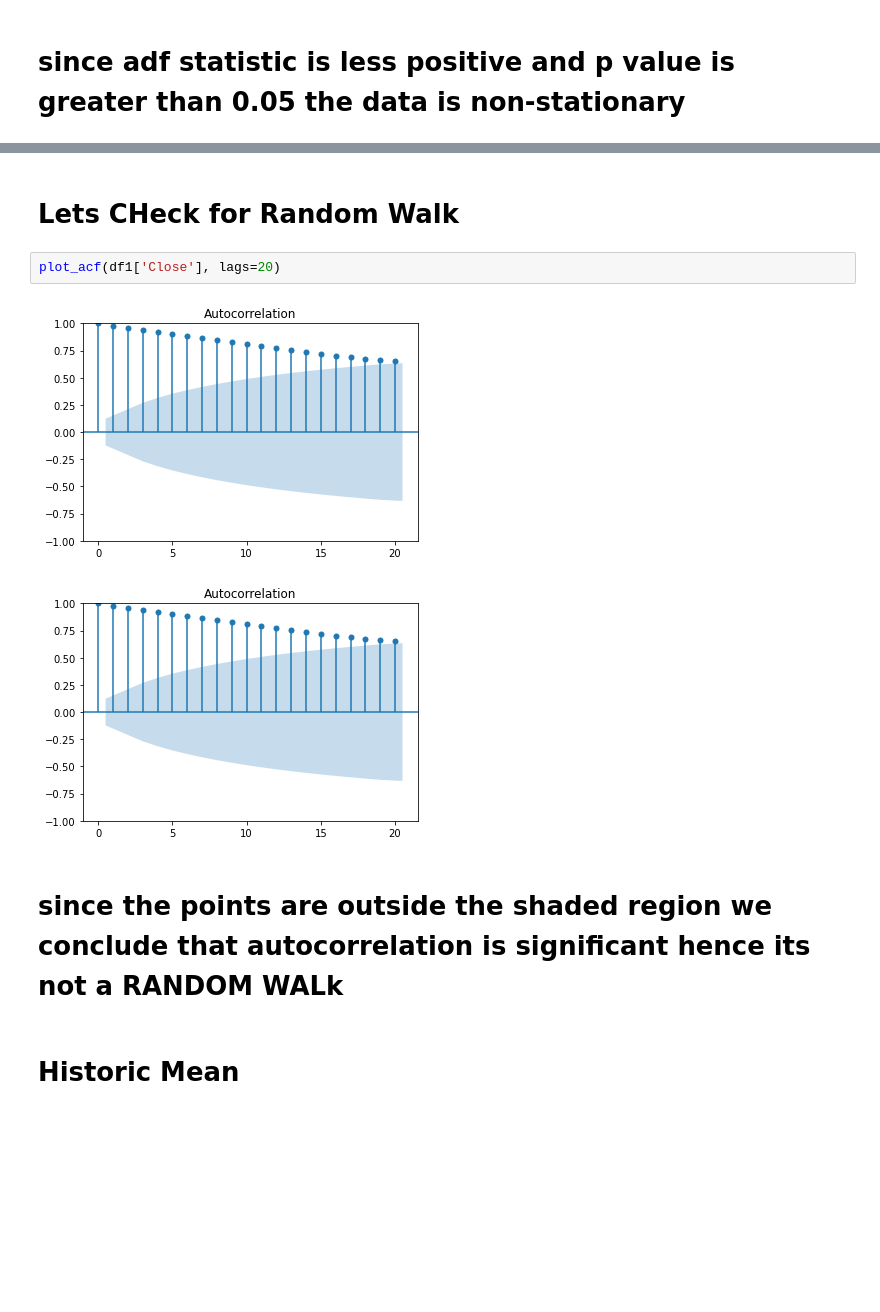
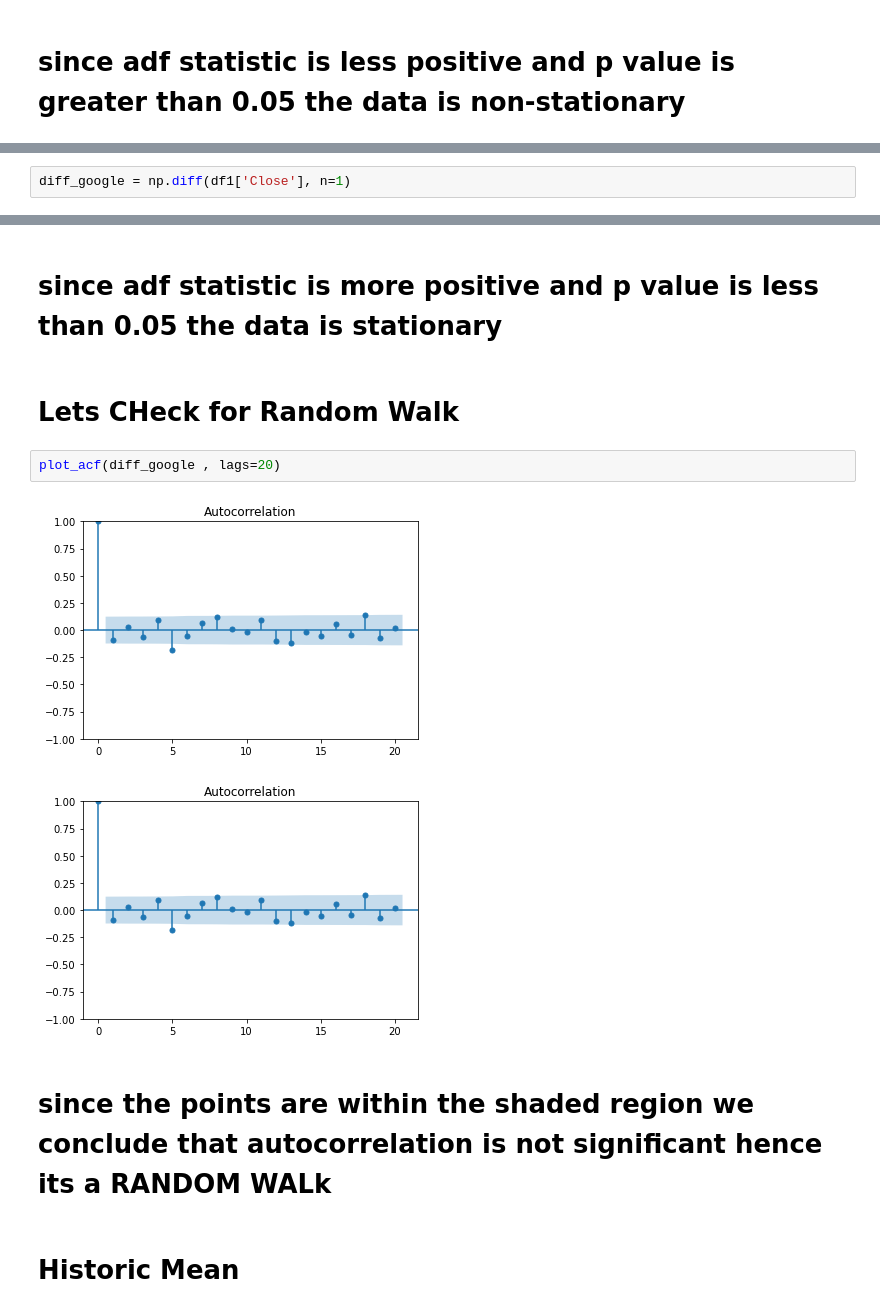
Before and after one commit to monikasingh24/google_data_set, a Jupyter notebook: time series google.ipynb, the cells around one changed output, grey strips where cells are left out. Drawn from its saved outputs; the diff is of its cells as text; blank space fills up the shorter version.

```diff
--- a/time series google.ipynb
+++ b/time series google.ipynb
@@ -64,0 +67,2 @@ p-value: 0.9699419435913057
+# %%
+diff_google = np.diff(df1['Close'], n=1)
@@ -65,12 +76,14 @@ p-value: 0.9699419435913057
+# %% [markdown]
+# since adf statistic is more positive and p value is less than 0.05 the data is stationary
 # %% [markdown]
 # Lets CHeck for Random Walk
 # %%
-plot_acf(df1['Close'], lags=20)
+plot_acf(diff_google , lags=20)
 # %% [output]
-[figure, old version]
+[figure, new version]
-[figure, old version]
+[figure, new version]
 # %% [markdown]
-# since the points are outside the shaded region we conclude that autocorrelation is significant hence its not a RANDOM WALk
+# since the points are within the shaded region we conclude that autocorrelation is not significant hence its  a RANDOM WALk
 # %% [markdown]
 # Historic Mean
 # %%
```
Also changed, not shown: parts of 4 cells of this notebook.
